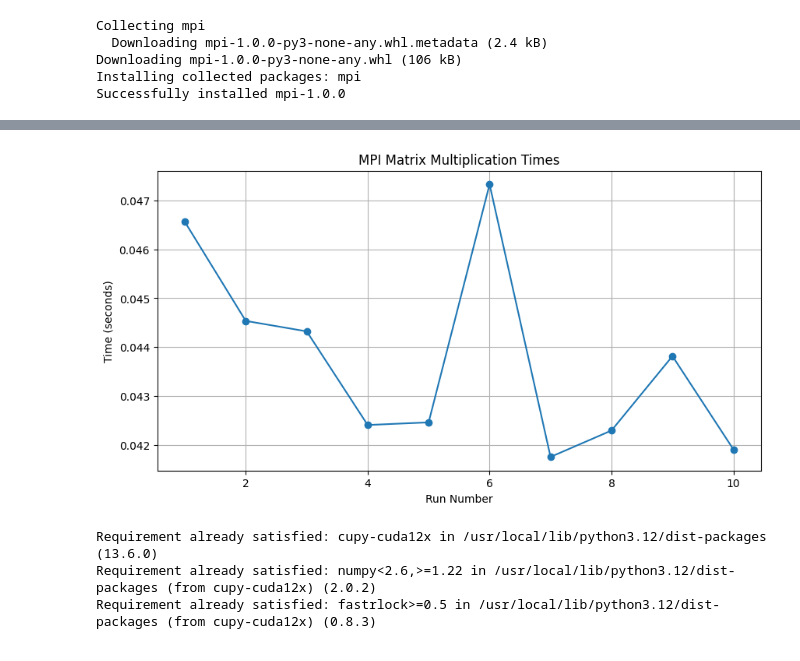
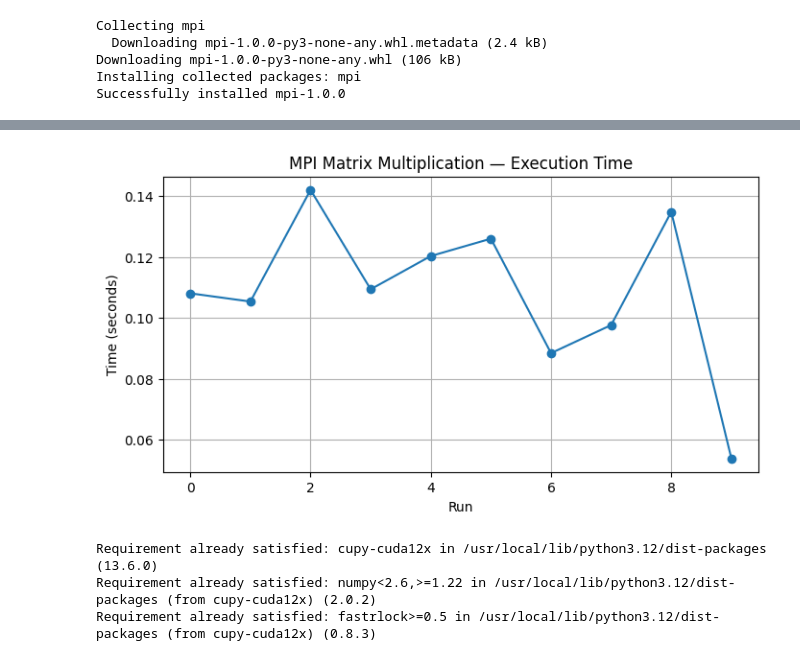
Before and after one commit to ZIZOUTOUMOU/ZIZOUTOUMOU, a Jupyter notebook: cal_paralle.ipynb, the cells around one changed output, grey strips where cells are left out. Cells and saved outputs as stored; diff of their text form; code cells hidden in the pictures.

```diff
--- a/cal_paralle.ipynb
+++ b/cal_paralle.ipynb
@@ -198,10 +149,10 @@ Mean time = 4.12524983882904
 # %%
+from mpi4py import MPI
 import numpy as np
-from mpi4py import MPI
 import time
 import matplotlib.pyplot as plt
 
-N = 800  # fixed
+N = 800
 
 def matmul_mpi():
     comm = MPI.COMM_WORLD
@@ -209,70 +160,68 @@ def matmul_mpi():
     size = comm.Get_size()
 
     if rank == 0:
-        A = np.random.rand(N, N)
-        B = np.random.rand(N, N)
+        A = np.random.rand(N,N)
+        B = np.random.rand(N,N)
     else:
         A = None
-        B = np.empty((N, N))
+        B = np.empty((N,N))
 
-    # Broadcast B to all processes
     comm.Bcast(B, root=0)
 
     rows = N // size
     start = rank * rows
-    end = N if rank == size - 1 else (rank + 1) * rows
+    end = N if rank == size - 1 else (rank+1)*rows
 
-    A_local = np.zeros((end - start, N))
+    A_local = np.zeros((end-start, N))
 
-    # Scatter A manually
     if rank == 0:
         for p in range(size):
             s = p * rows
-            e = N if p == size - 1 else (p + 1) * rows
+            e = N if p == size - 1 else (p+1)*rows
             if p == 0:
-                A_local[:] = A[s:e, :]
+                A_local[:] = A[s:e,:]
             else:
-                comm.Send(A[s:e, :], dest=p)
+                comm.Send(A[s:e,:], dest=p)
     else:
         comm.Recv(A_local, source=0)
 
-    # Local computation
     C_local = A_local @ B
 
-    # Gather C back to root
     if rank == 0:
-        C = np.zeros((N, N))
-        C[start:end, :] = C_local
-        for p in range(1, size):
+        C = np.zeros((N,N))
+        C[start:end,:] = C_local
+        for p in range(1,size):
             s = p * rows
-            e = N if p == size - 1 else (p + 1) * rows
-            comm.Recv(C[s:e, :], source=p)
+            e = N if p == size - 1 else (p+1)*rows
+            comm.Recv(C[s:e,:], source=p)
         return C
     else:
         comm.Send(C_local, dest=0)
         return None
 
 
-if __name__ == "__main__":
-    comm = MPI.COMM_WORLD
-    rank = comm.Get_rank()
+comm = MPI.COMM_WORLD
+rank = comm.Get_rank()
+times = []
 
-    times = []
+for i in range(10):
+    comm.Barrier()
+    t0 = time.time()
+    C = matmul_mpi()
+    comm.Barrier()
+    t = time.time() - t0
+    if rank == 0:
+        times.append(t)
+        print(f"Run {i+1}: {t:.4f} sec")
 
-    for run in range(10):
-        comm.Barrier()
-        t0 = time.time()
-
-        C = matmul_mpi()
-
-        comm.Barrier()
-        elapsed = time.time() - t0
-
-        if rank == 0:
-            times.append(elapsed)
-            print(f"Run {run+1}: {elapsed:.4f} seconds")
-
-    if rank == 0:
-        mean_time = sum(times) / len(times)
-        print("\nMean MPI time =", mean_time)
+if rank == 0:
+    mean_time = sum(times)/len(times)
+    print("Mean MPI Time =", mean_time)
+plt.figure(figsize=(8,4))
+plt.plot(times, marker='o')
+plt.title("MPI Matrix Multiplication — Execution Time")
+plt.xlabel("Run")
+plt.ylabel("Time (seconds)")
+plt.grid(True)
+plt.show()
 # %% [output]
@@ -291,4 +239,4 @@ Mean MPI time = 0.0437413215637207
-[figure, old version]
+[figure, new version]
 # %%
 pip install cupy-cuda12x
 # %% [output]
```
Also changed, not shown: parts of 5 cells of this notebook.
